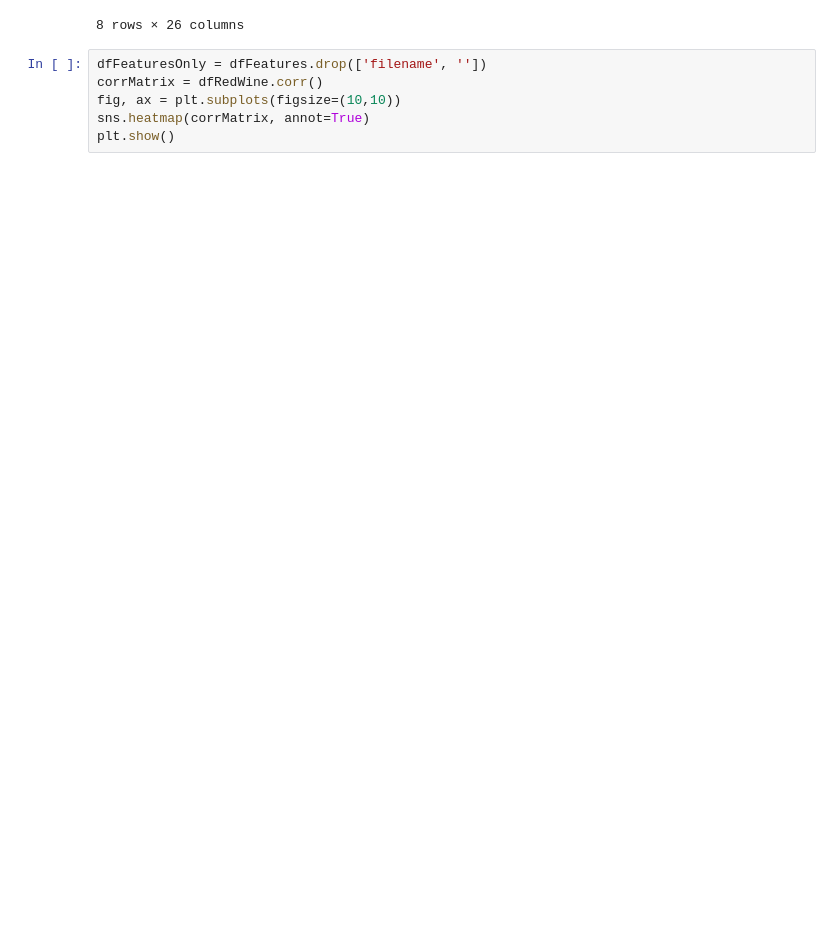
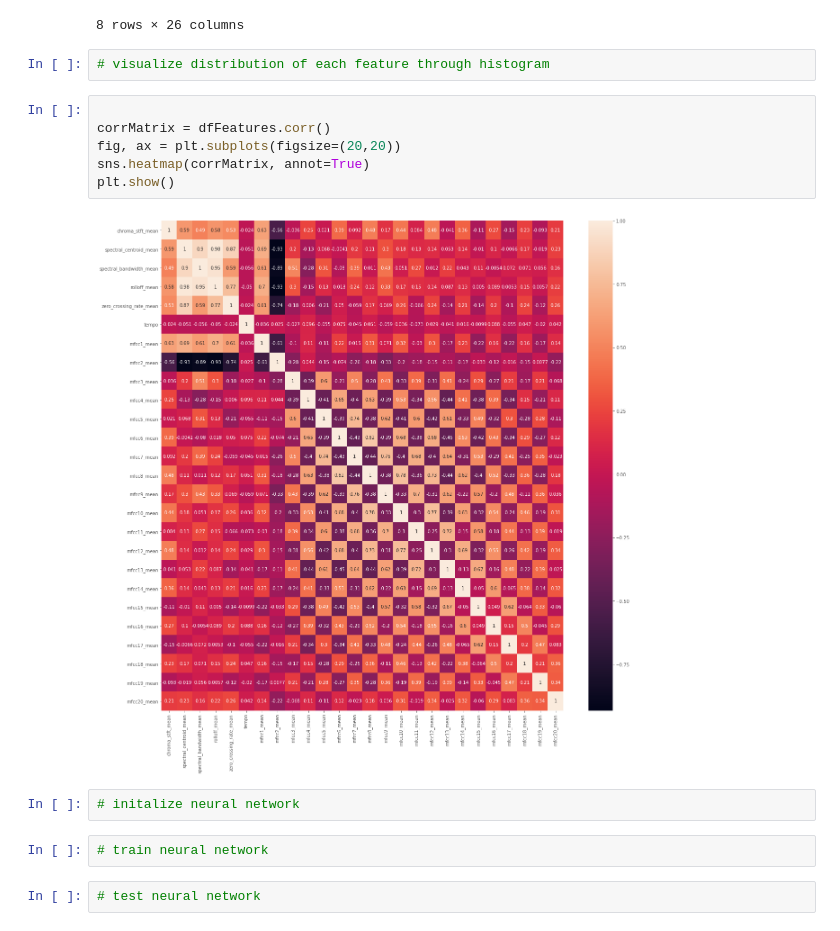
Before and after one commit to givi0519/CSCI-4622-Final-Project, a Jupyter notebook: final_project.ipynb, the cells around one changed output. Saved outputs shown, nothing was run; the diff lists cells and outputs as text; blank space fills up the shorter version.

```diff
--- a/final_project.ipynb
+++ b/final_project.ipynb
@@ -151,9 +147,19 @@ dfFeatures.describe()
 | 75% | 0.439533 | 2710.086942 | 2577.627184 | 5591.063717 | 0.132396 | ... |
 | max | 0.638128 | 4414.072483 | 3609.161381 | 8662.967492 | 0.279438 | ... |
 8 rows × 26 columns
+# %%
+# visualize distribution of each feature through histogram
 # %%
-dfFeaturesOnly = dfFeatures.drop(['filename', ''])
-corrMatrix = dfRedWine.corr()
-fig, ax = plt.subplots(figsize=(10,10))
+
+corrMatrix = dfFeatures.corr()
+fig, ax = plt.subplots(figsize=(20,20))
 sns.heatmap(corrMatrix, annot=True)
 plt.show()
+# %% [output]
+[figure, added]
+# %%
+# initalize neural network
+# %%
+# train neural network
+# %%
+# test neural network
```
Also changed, not shown: parts of 1 cell of this notebook.
